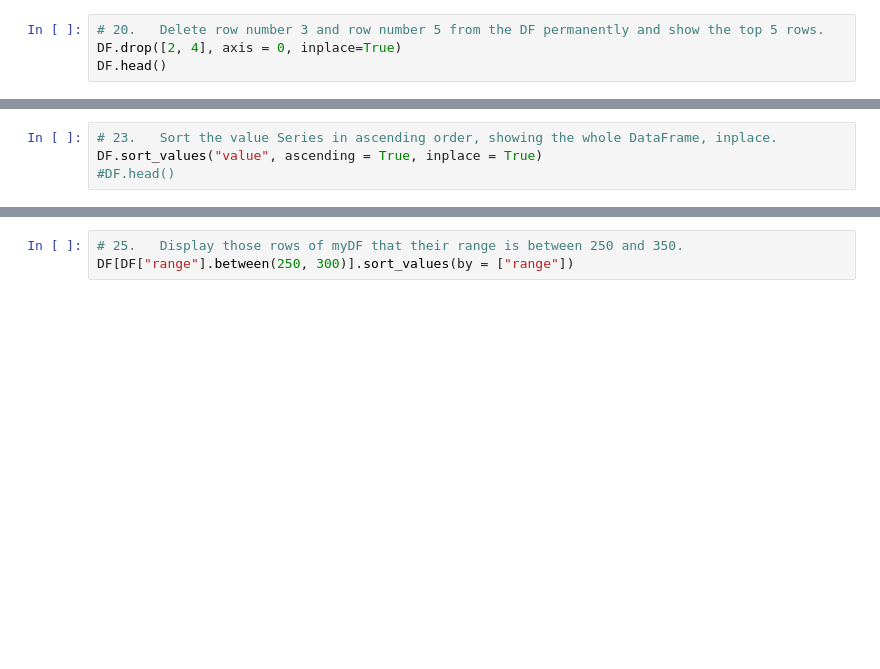
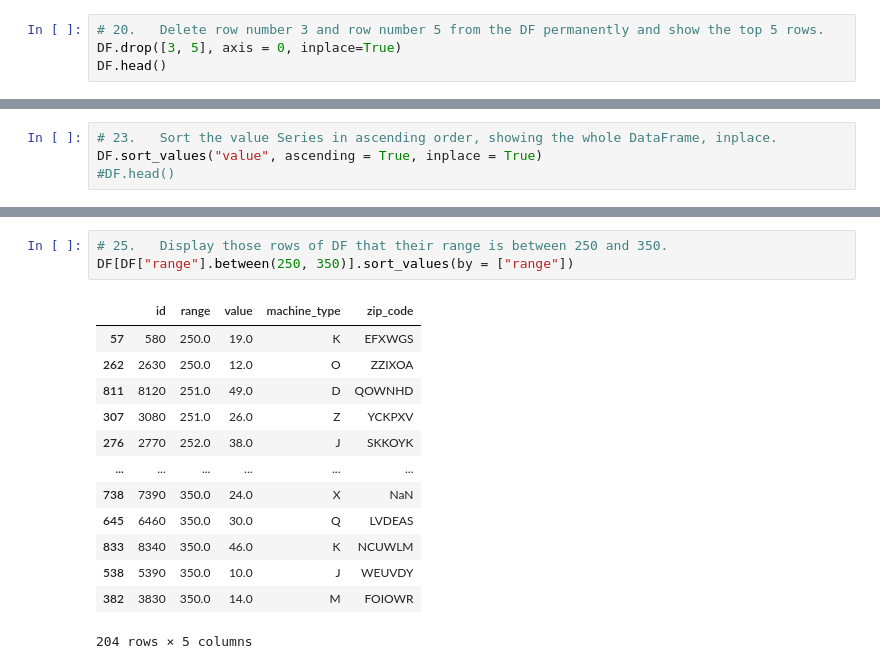
Before and after one commit to qlows/data_science, a Jupyter notebook: assignment3/assignment3.ipynb, the cells around one changed output, grey strips where cells are left out. Drawn from its saved outputs; the diff is of its cells as text; blank space fills up the shorter version.

```diff
--- a/assignment3/assignment3.ipynb
+++ b/assignment3/assignment3.ipynb
@@ -123,4 +300,4 @@ DF.head()
 # %%
 # 20.	Delete row number 3 and row number 5 from the DF permanently and show the top 5 rows.
-DF.drop([2, 4], axis = 0, inplace=True)
+DF.drop([3, 5], axis = 0, inplace=True)
 DF.head()
@@ -144,4 +376,18 @@ DF.sort_values(["range", "value"],
 # %%
-# 25.	Display those rows of myDF that their range is between 250 and 350.
-DF[DF["range"].between(250, 300)].sort_values(by = ["range"])
+# 25.	Display those rows of DF that their range is between 250 and 350.
+DF[DF["range"].between(250, 350)].sort_values(by = ["range"])
+# %% [output]
+|  | id | range | value | machine_type | zip_code |
+| 57 | 580 | 250.0 | 19.0 | K | EFXWGS |
+| 262 | 2630 | 250.0 | 12.0 | O | ZZIXOA |
+| 811 | 8120 | 251.0 | 49.0 | D | QOWNHD |
+| 307 | 3080 | 251.0 | 26.0 | Z | YCKPXV |
+| 276 | 2770 | 252.0 | 38.0 | J | SKKOYK |
+| ... | ... | ... | ... | ... | ... |
+| 738 | 7390 | 350.0 | 24.0 | X | NaN |
+| 645 | 6460 | 350.0 | 30.0 | Q | LVDEAS |
+| 833 | 8340 | 350.0 | 46.0 | K | NCUWLM |
+| 538 | 5390 | 350.0 | 10.0 | J | WEUVDY |
+| 382 | 3830 | 350.0 | 14.0 | M | FOIOWR |
+204 rows × 5 columns
 # %%
```
Also changed, not shown: parts of 31 cells of this notebook.
